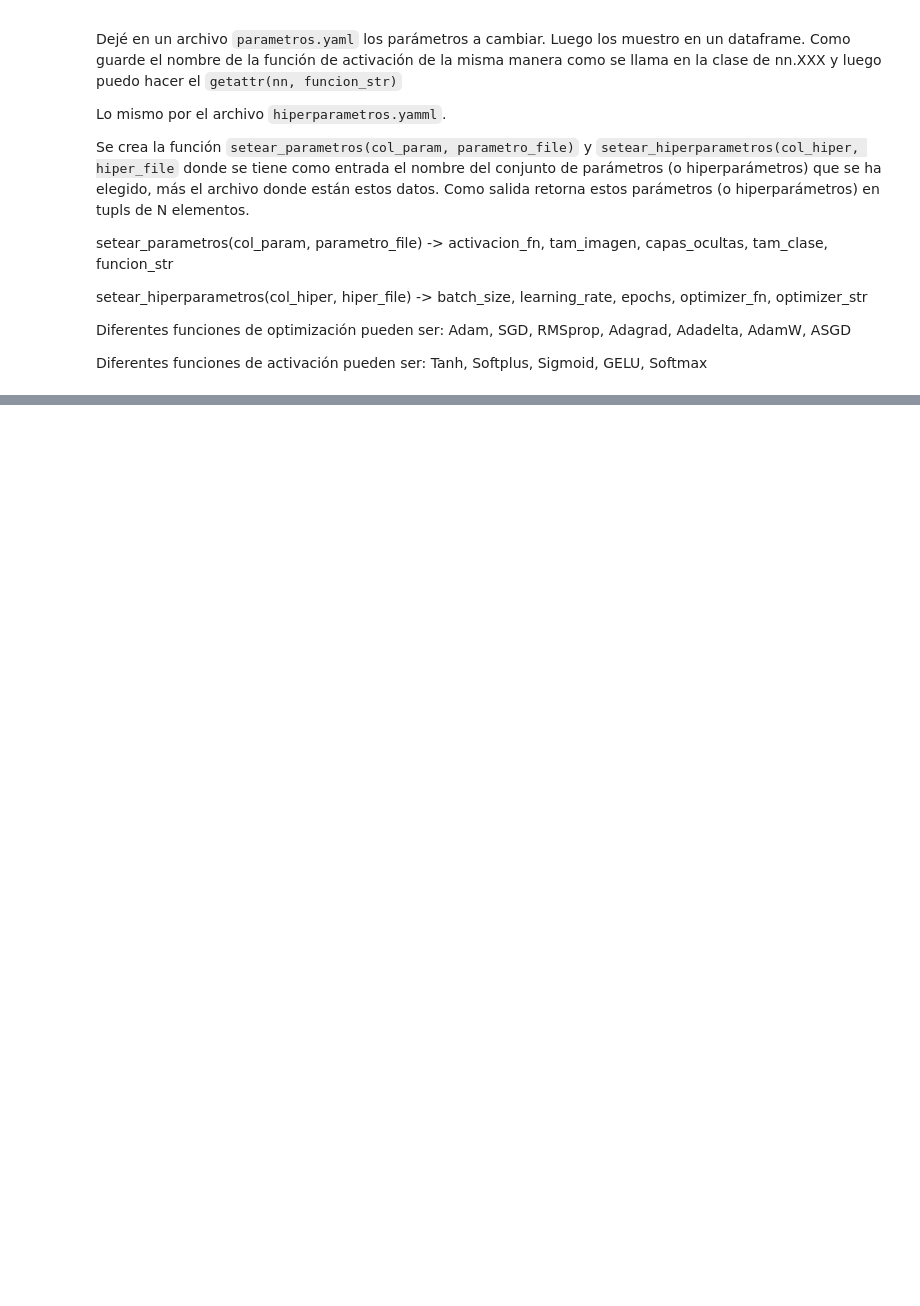
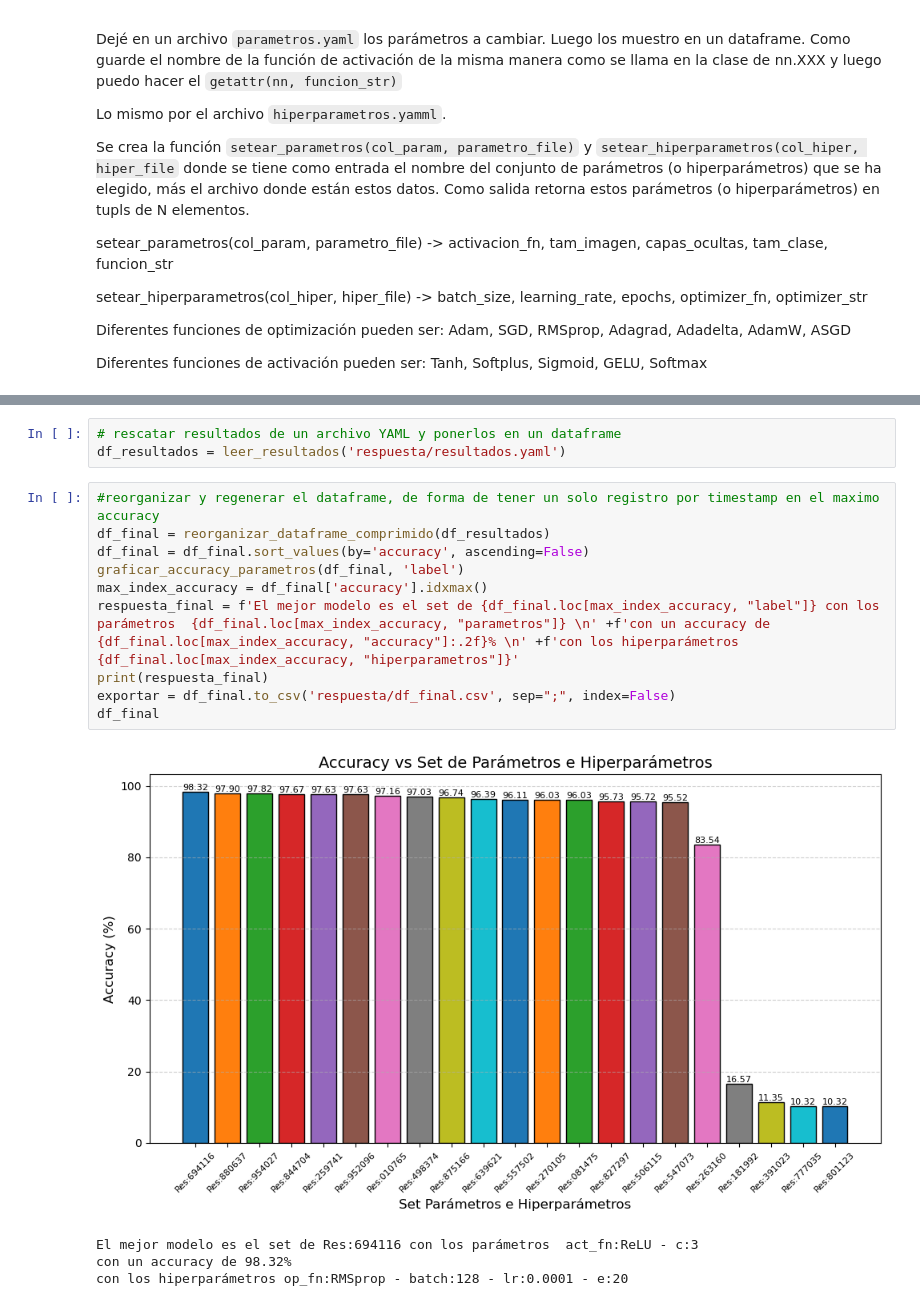
Before and after one commit to doritak/Machine-Learning, a Jupyter notebook: Actividad_5/MLP.ipynb, the cells around one changed output, grey strips where cells are left out. Cells and saved outputs as stored; diff of their text form; blank space fills up the shorter version.

```diff
--- a/Actividad_5/MLP.ipynb
+++ b/Actividad_5/MLP.ipynb
@@ -458,0 +508,18 @@ guardar_resultados_yaml(parametros, hiperparametros, df, accuracy, 'resultados.y
+# %%
+# rescatar resultados de un archivo YAML y ponerlos en un dataframe
+df_resultados = leer_resultados('respuesta/resultados.yaml')
+# %%
+#reorganizar y regenerar el dataframe, de forma de tener un solo registro por timestamp en el maximo accuracy
+df_final = reorganizar_dataframe_comprimido(df_resultados)
+df_final = df_final.sort_values(by='accuracy', ascending=False)
+graficar_accuracy_parametros(df_final, 'label')
+max_index_accuracy = df_final['accuracy'].idxmax()
+respuesta_final = f'El mejor modelo es el set de {df_final.loc[max_index_accuracy, "label"]} con los parámetros  {df_final.loc[max_index_accuracy, "parametros"]} \n' +f'con un accuracy de {df_final.loc[max_index_accuracy, "accuracy"]:.2f}% \n' +f'con los hiperparámetros {df_final.loc[max_index_accuracy, "hiperparametros"]}'
+print(respuesta_final)
+exportar = df_final.to_csv('respuesta/df_final.csv', sep=";", index=False)
+df_final
+# %% [output]
+[figure, added]
+El mejor modelo es el set de Res:694116 con los parámetros  act_fn:ReLU - c:3
+con un accuracy de 98.32%
+con los hiperparámetros op_fn:RMSprop - batch:128 - lr:0.0001 - e:20
```
Also changed, not shown: parts of 8 cells of this notebook, 18 other files.
